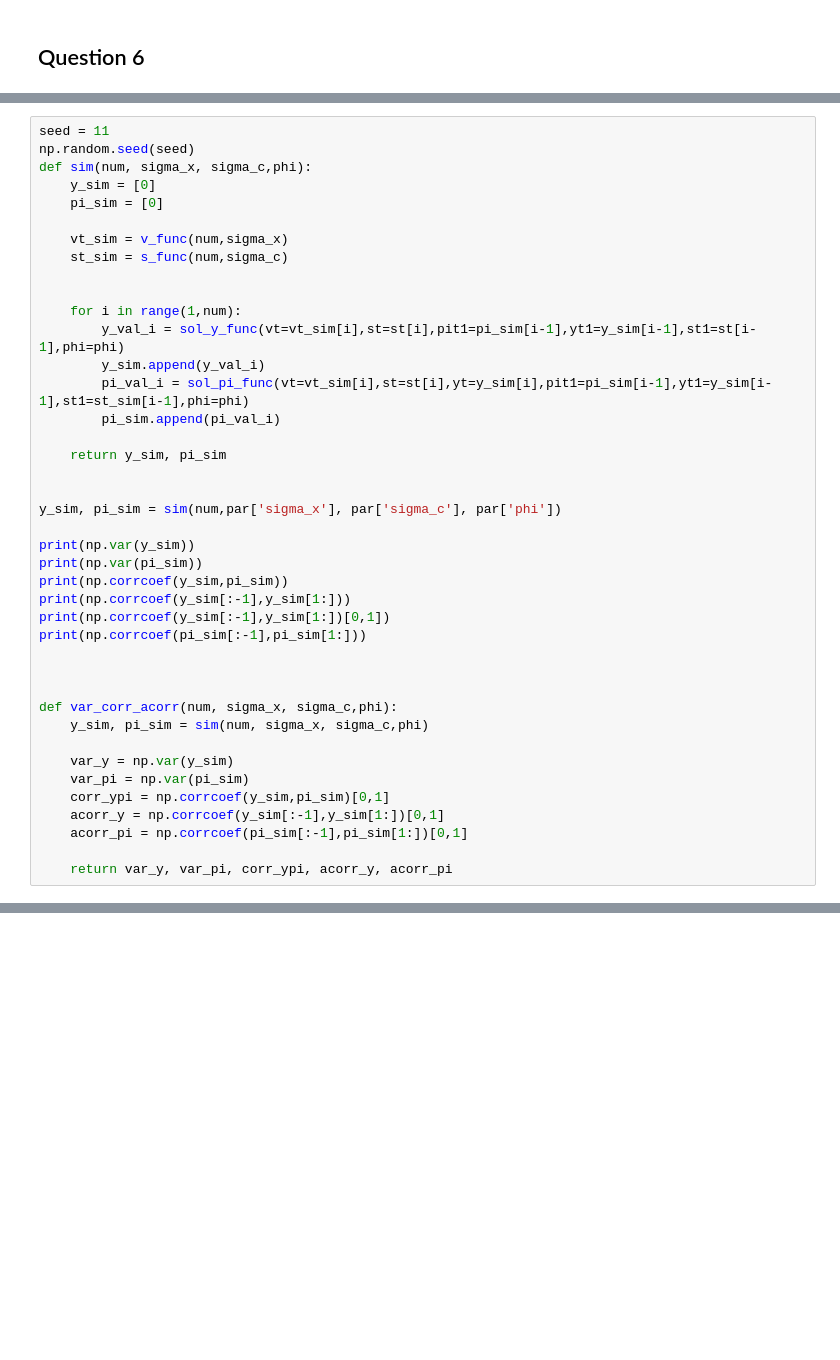
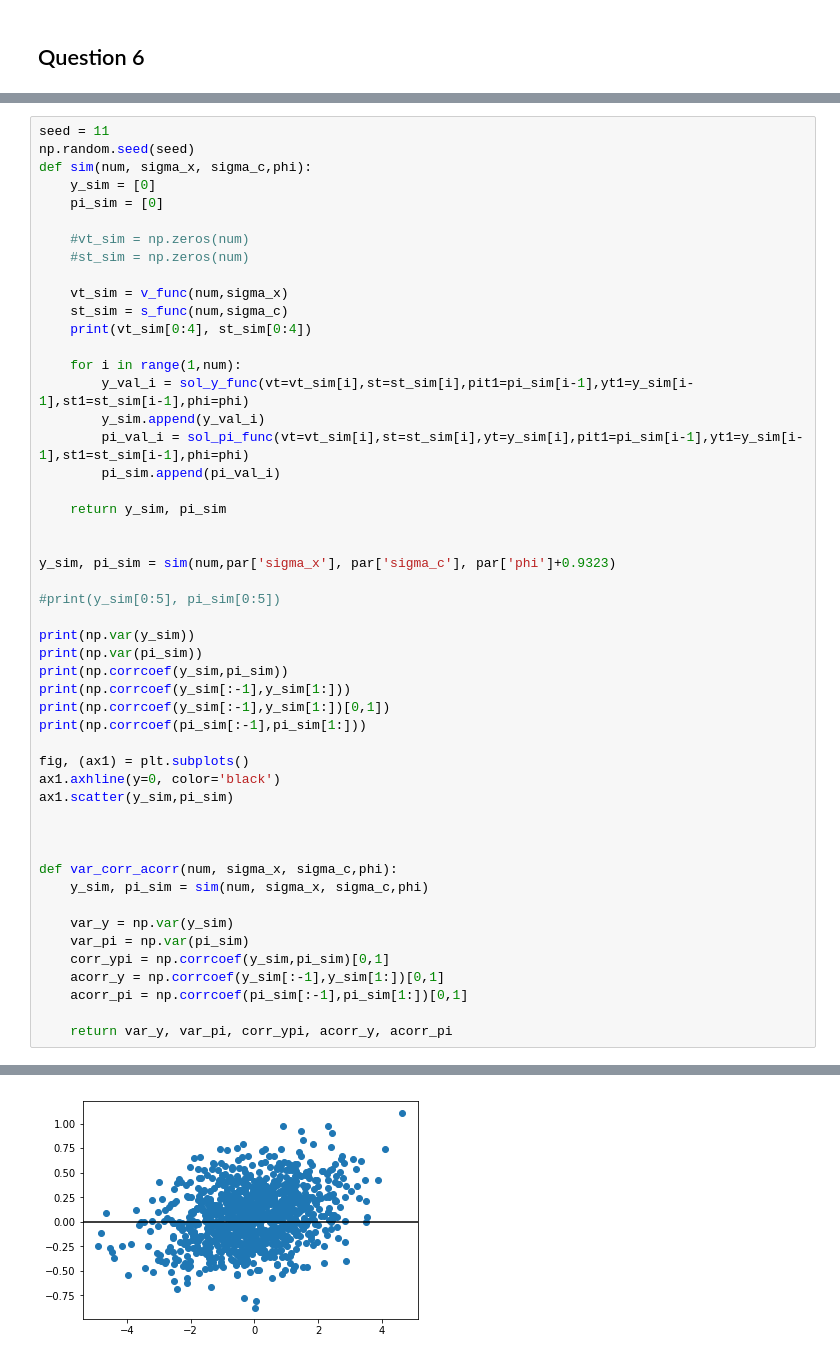
Before and after one commit to NumEconCopenhagen/projects-2019-credible-threats, a Jupyter notebook: examproject/Idaho_J.ipynb, the cells around one changed output, grey strips where cells are left out. Cells and saved outputs as stored; diff of their text form; blank space fills up the shorter version.

```diff
--- a/examproject/Idaho_J.ipynb
+++ b/examproject/Idaho_J.ipynb
@@ -570,20 +568,25 @@ def sim(num, sigma_x, sigma_c,phi):
     y_sim = [0]
     pi_sim = [0]
 
+    #vt_sim = np.zeros(num)
+    #st_sim = np.zeros(num)
+
     vt_sim = v_func(num,sigma_x)
     st_sim = s_func(num,sigma_c)
-
+    print(vt_sim[0:4], st_sim[0:4])
 
     for i in range(1,num):
-        y_val_i = sol_y_func(vt=vt_sim[i],st=st[i],pit1=pi_sim[i-1],yt1=y_sim[i-1],st1=st[i-1],phi=phi)
+        y_val_i = sol_y_func(vt=vt_sim[i],st=st_sim[i],pit1=pi_sim[i-1],yt1=y_sim[i-1],st1=st_sim[i-1],phi=phi)
         y_sim.append(y_val_i)
-        pi_val_i = sol_pi_func(vt=vt_sim[i],st=st[i],yt=y_sim[i],pit1=pi_sim[i-1],yt1=y_sim[i-1],st1=st_sim[i-1],phi=phi)
+        pi_val_i = sol_pi_func(vt=vt_sim[i],st=st_sim[i],yt=y_sim[i],pit1=pi_sim[i-1],yt1=y_sim[i-1],st1=st_sim[i-1],phi=phi)
         pi_sim.append(pi_val_i)
 
     return y_sim, pi_sim
 
 
-y_sim, pi_sim = sim(num,par['sigma_x'], par['sigma_c'], par['phi'])
+y_sim, pi_sim = sim(num,par['sigma_x'], par['sigma_c'], par['phi']+0.9323)
+
+#print(y_sim[0:5], pi_sim[0:5])
 
 print(np.var(y_sim))
 print(np.var(pi_sim))
@@ -591,6 +594,10 @@ print(np.corrcoef(y_sim,pi_sim))
 print(np.corrcoef(y_sim[:-1],y_sim[1:]))
 print(np.corrcoef(y_sim[:-1],y_sim[1:])[0,1])
 print(np.corrcoef(pi_sim[:-1],pi_sim[1:]))
+
+fig, (ax1) = plt.subplots()
+ax1.axhline(y=0, color='black')
+ax1.scatter(y_sim,pi_sim)
 
 
 
@@ -617,3 +625,4 @@ def var_corr_acorr(num, sigma_x, sigma_c,phi):
+[figure, added]
 # %%
 def us_cycle(num):
 
```
Also changed, not shown: parts of 4 cells of this notebook, 2 other files.
